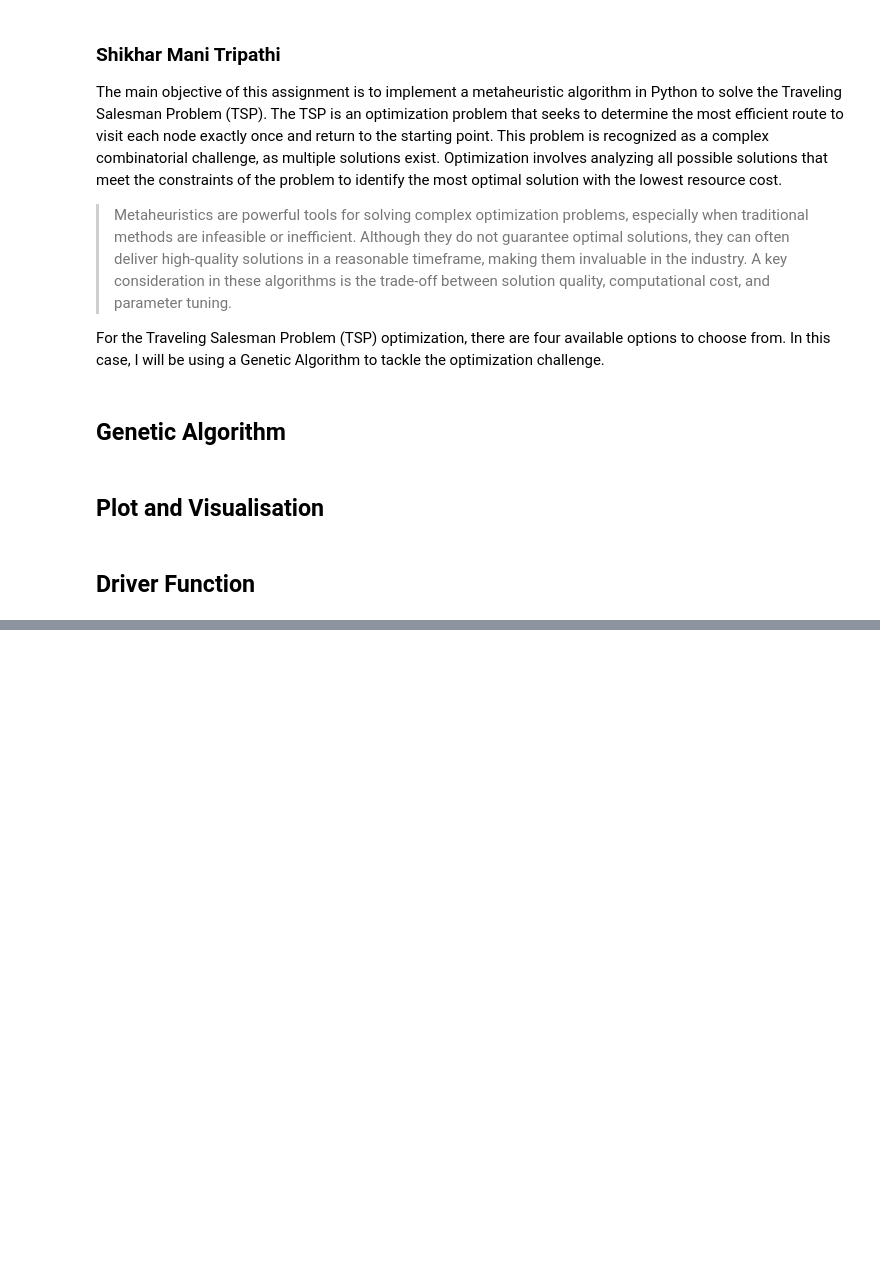
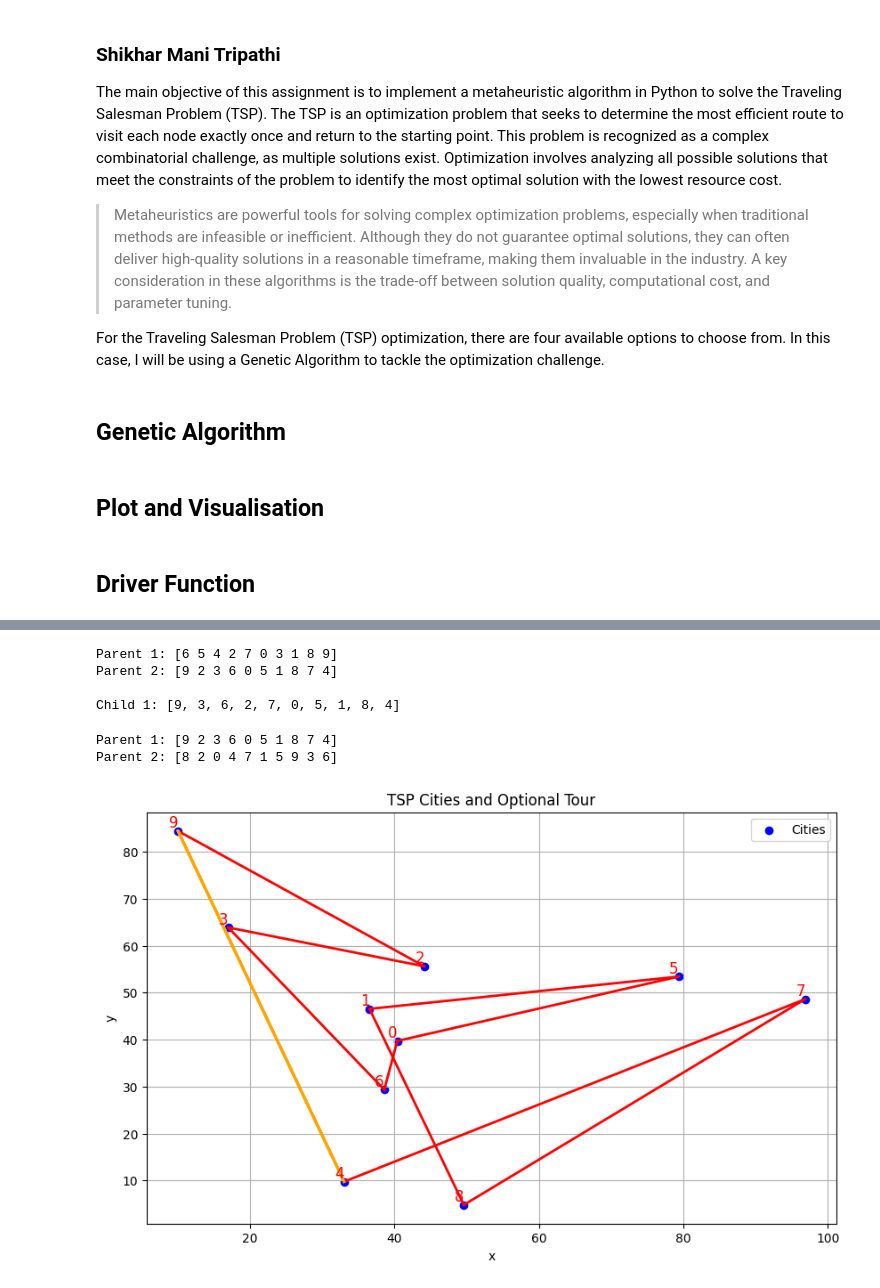
Before and after one commit to shiktr1785/isss-ai-python, a Jupyter notebook: Assignment_4.ipynb, the cells around one changed output, grey strips where cells are left out. Drawn from its saved outputs; the diff is of its cells as text; code cells hidden in the pictures; blank space fills up the shorter version.

```diff
--- a/Assignment_4.ipynb
+++ b/Assignment_4.ipynb
@@ -174,0 +276,27 @@ Selected Tour:
+# %%
+# Test selection and crossover
+parent1 = population[0]
+parent2 = population[4]
+print("Parent 1:", parent1)
+print("Parent 2:", parent2)
+
+
+child1 = crossover(parent1, parent2)
+#child2 = crossover(parent2, parent1)
+print("\nChild 1:", child1)
+#print("Child 2:", child2)
+# %% [output]
+Parent 1: [6 5 4 2 7 0 3 1 8 9]
+Parent 2: [9 2 3 6 0 5 1 8 7 4]
+
+Child 1: [9, 3, 6, 2, 7, 0, 5, 1, 8, 4]
+# %%
+p1 = roulette_wheel_selection(population, fitness)
+p2 = roulette_wheel_selection(population, fitness)
+print("Parent 1:", p1)
+print("Parent 2:", p2)
+plot_cities_and_tour(cities, p1)
+# %% [output]
+Parent 1: [9 2 3 6 0 5 1 8 7 4]
+Parent 2: [8 2 0 4 7 1 5 9 3 6]
+[figure, added]
```
Also changed, not shown: parts of 12 cells of this notebook.
